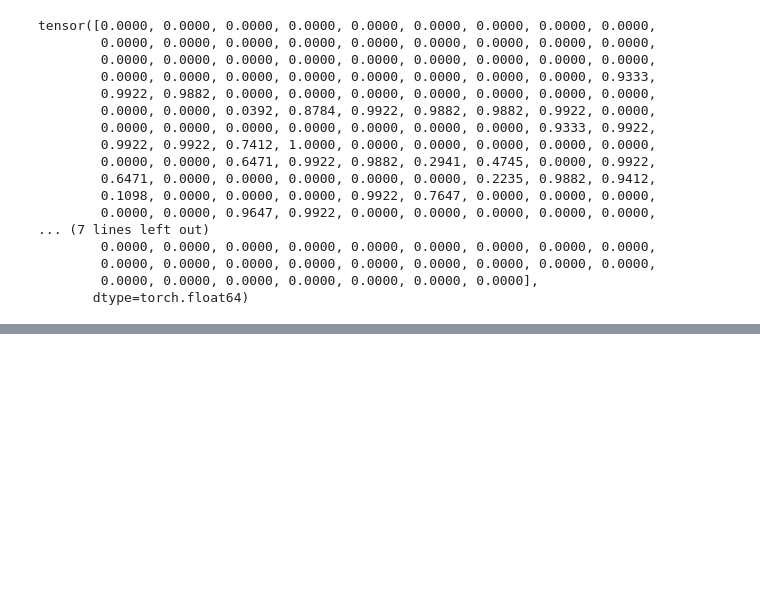
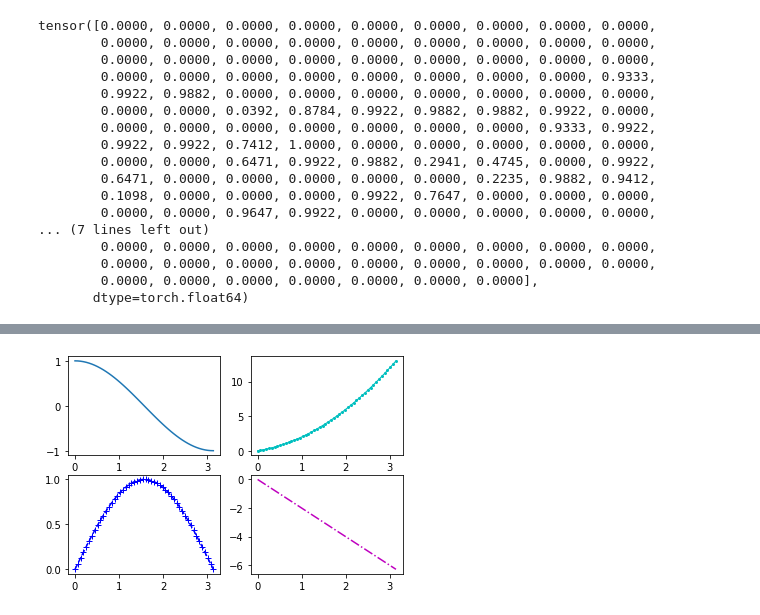
Before and after one commit to Abhik0605/PHYS449, a Jupyter notebook: Assignment 2/notebooks/test.ipynb, the cells around one changed output, grey strips where cells are left out. Drawn from its saved outputs; the diff is of its cells as text; code cells hidden in the pictures; blank space fills up the shorter version.

```diff
--- a/Assignment 2/notebooks/test.ipynb
+++ b/Assignment 2/notebooks/test.ipynb
@@ -164,0 +174,18 @@ tensor([0.0000, 0.0000, 0.0000, 0.0000, 0.0000, 0.0000, 0.0000, 0.0000, 0.0000,
+# %%
+fig = plt.figure()
+ax1 = fig.add_subplot(221)
+ax2 = fig.add_subplot(222)
+ax3 = fig.add_subplot(223)
+ax4 = fig.add_subplot(224)
+x = np.linspace(0, np.pi)
+y2 = -x * 2
+y_sin = np.sin(x)
+y_cos = np.cos(x)
+z = x ** 2 + x
+ax1.plot(x, y_cos)
+ax2.plot(x, z, 'co-', linewidth = 1, markersize = 2)
+ax3.plot(x, y_sin, color = 'blue', marker = '+', linestyle = 'dashed')
+ax4.plot(x, y2, 'm-.', markersize = 2)
+plt.show()
+# %% [output]
+[figure, added]
```
Also changed, not shown: parts of 2 cells of this notebook, 4 other files.
